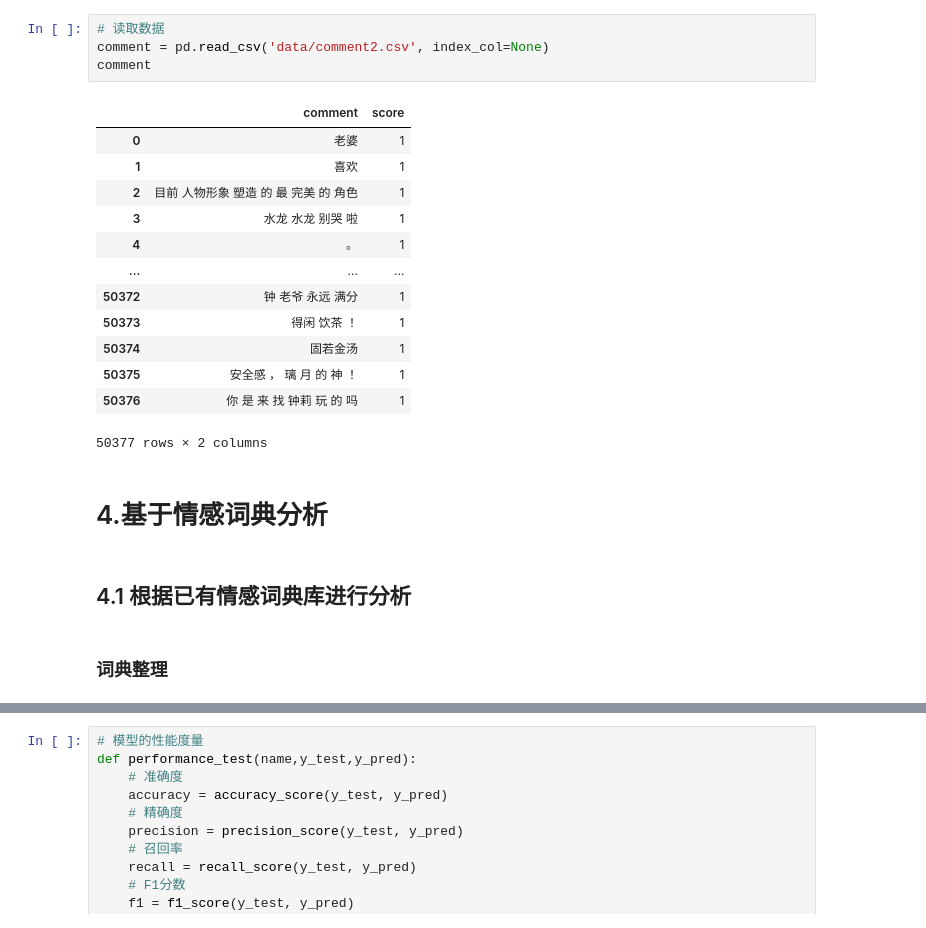
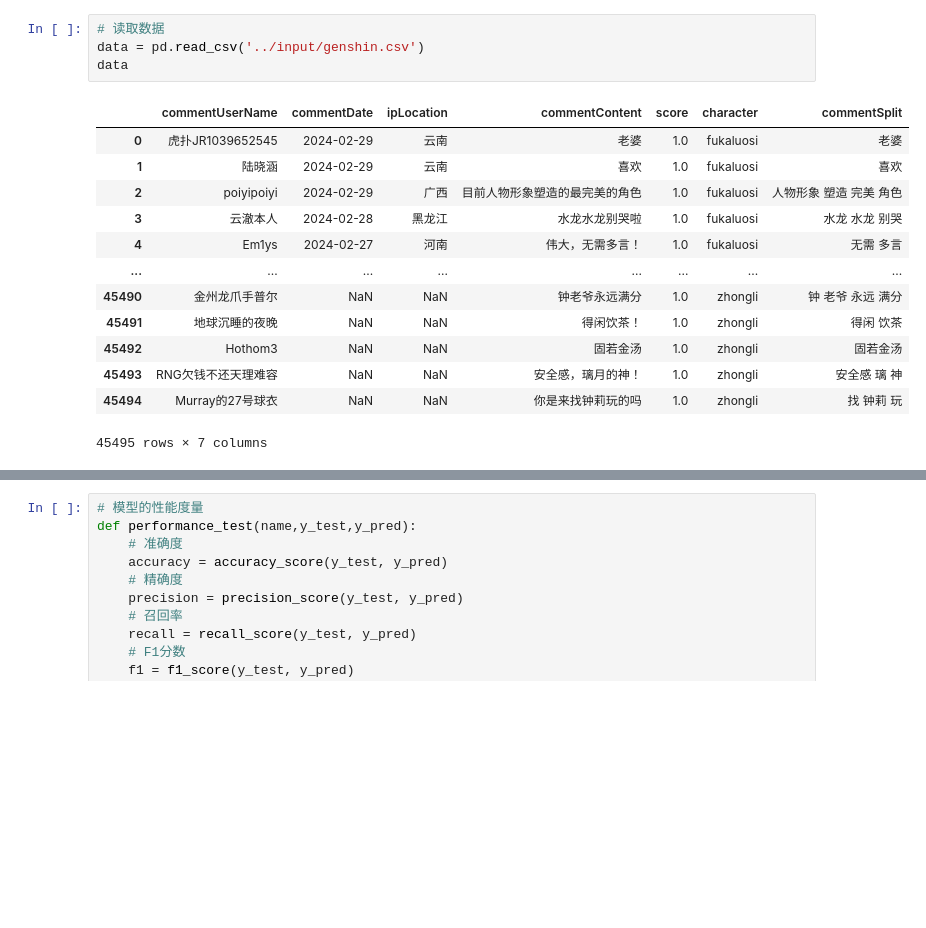
Before and after one commit to OneRaise5385/Genshin, a Jupyter notebook: notebook/YuanShenSA2.ipynb, the cells around one changed output, grey strips where cells are left out. Drawn from its saved outputs; the diff is of its cells as text; blank space fills up the shorter version.

```diff
--- a/notebook/YuanShenSA2.ipynb
+++ b/notebook/YuanShenSA2.ipynb
@@ -16,24 +21,18 @@ plt.rcParams['font.sans-serif'] = ['SimHei']
 # %%
 # 读取数据
-comment = pd.read_csv('data/comment2.csv', index_col=None)
-comment
+data = pd.read_csv('../input/genshin.csv')
+data
 # %% [output]
-|  | comment | score |
-| 0 | 老婆 | 1 |
-| 1 | 喜欢 | 1 |
-| 2 | 目前 人物形象 塑造 的 最 完美 的 角色 | 1 |
-| 3 | 水龙 水龙 别哭 啦 | 1 |
-| 4 | 。 | 1 |
-| ... | ... | ... |
-| 50372 | 钟 老爷 永远 满分 | 1 |
-| 50373 | 得闲 饮茶 ！ | 1 |
-| 50374 | 固若金汤 | 1 |
-| 50375 | 安全感 ， 璃 月 的 神 ！ | 1 |
-| 50376 | 你 是 来 找 钟莉 玩 的 吗 | 1 |
+|  | commentUserName | commentDate | ipLocation | commentContent | score | character | commentSplit |
+| 0 | 虎扑JR1039652545 | 2024-02-29 | 云南 | 老婆 | 1.0 | fukaluosi | 老婆 |
+| 1 | 陆晓涵 | 2024-02-29 | 云南 | 喜欢 | 1.0 | fukaluosi | 喜欢 |
+| 2 | poiyipoiyi | 2024-02-29 | 广西 | 目前人物形象塑造的最完美的角色 | 1.0 | fukaluosi | 人物形象 塑造 完美 角色 |
+| 3 | 云澈本人 | 2024-02-28 | 黑龙江 | 水龙水龙别哭啦 | 1.0 | fukaluosi | 水龙 水龙 别哭 |
+| 4 | Em1ys | 2024-02-27 | 河南 | 伟大，无需多言！ | 1.0 | fukaluosi | 无需 多言 |
+| ... | ... | ... | ... | ... | ... | ... | ... |
+| 45490 | 金州龙爪手普尔 | NaN | NaN | 钟老爷永远满分 | 1.0 | zhongli | 钟 老爷 永远 满分 |
+| 45491 | 地球沉睡的夜晚 | NaN | NaN | 得闲饮茶！ | 1.0 | zhongli | 得闲 饮茶 |
+| 45492 | Hothom3 | NaN | NaN | 固若金汤 | 1.0 | zhongli | 固若金汤 |
+| 45493 | RNG欠钱不还天理难容 | NaN | NaN | 安全感，璃月的神！ | 1.0 | zhongli | 安全感 璃 神 |
+| 45494 | Murray的27号球衣 | NaN | NaN | 你是来找钟莉玩的吗 | 1.0 | zhongli | 找 钟莉 玩 |
-50377 rows × 2 columns
+45495 rows × 7 columns
-# %% [markdown]
-# 4.基于情感词典分析
-# %% [markdown]
-## 4.1 根据已有情感词典库进行分析
-# %% [markdown]
-### 词典整理
```
Also changed, not shown: parts of 25 cells of this notebook, 6 other files.
